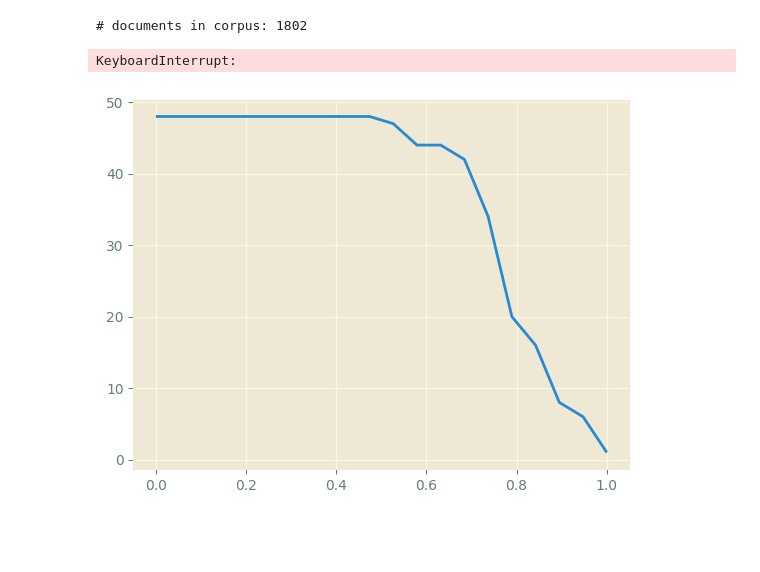
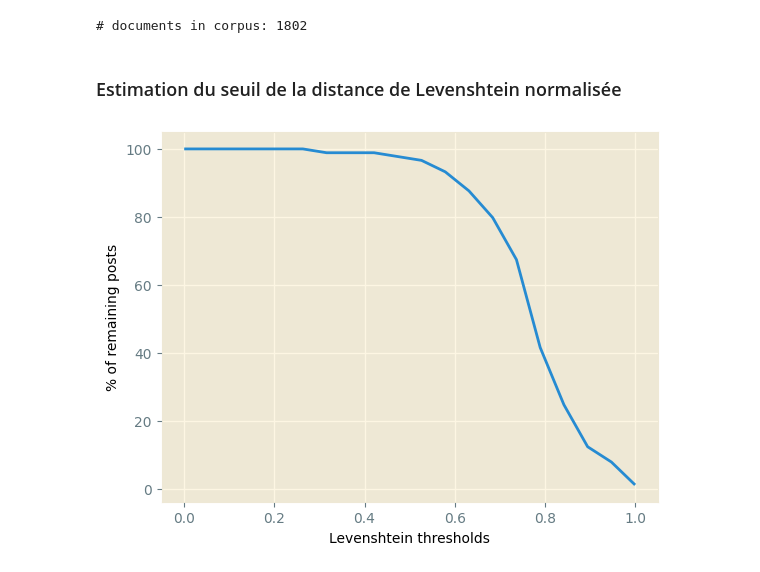
Before and after one commit to atekiouk/Sujet_2, a Jupyter notebook: Notebooks/Parameters_test.ipynb, the cells around one changed output. Cells and saved outputs as stored; diff of their text form; code cells hidden in the pictures; blank space fills up the shorter version.

Commit message:
nouveau corpus à valider

```diff
--- a/Notebooks/Parameters_test.ipynb
+++ b/Notebooks/Parameters_test.ipynb
@@ -31,6 +33,8 @@ publication_time_chanel = corpus['publication_time'].tolist()
 print(f"# documents in corpus: {len(chanel)}")
 # %% [output]
 # documents in corpus: 1802
+# %% [markdown]
+### Estimation du seuil de la distance de Levenshtein normalisée
 # %%
 corpus_test = corpus[['text','publication_time']].sample(n= 100, random_state = 42)
 # %%
@@ -48,19 +52,19 @@ def nb_per_thresholds(
     thresholds = np.linspace(0,1,20)
     dist = textdistance.levenshtein.normalized_distance
     for limit in thresholds:
-        nb_remaing_posts.append(len(utilities.del_double(corpus_test['text'].tolist(),corpus_test['publication_time'].tolist(),limit,dist)))
+        nb_remaing_posts.append(len(utilities.delete_duplicates(corpus_test['text'].tolist(),corpus_test['publication_time'].tolist(),limit,dist)))
     return thresholds,nb_remaing_posts
 # %%
 x,y = nb_per_thresholds(corpus_test)
-# %% [output]
-KeyboardInterrupt:
+# %%
+y = [i*100/max(y) for i in y]
 # %%
 import matplotlib.pyplot as plt
 
 fig = plt.figure()
 with plt.style.context('Solarize_Light2'):
     plt.plot(x, y)
-    plt.xlabel('Number of remaining post')
-    plt.ylabel('Levenshtein thresholds')
+    plt.xlabel('Levenshtein thresholds')
+    plt.ylabel('% of remaining posts')
 # %% [output]
-[figure, old version]
+[figure, new version]
```
Also changed, not shown: parts of 1 cell of this notebook, 3 other files.
